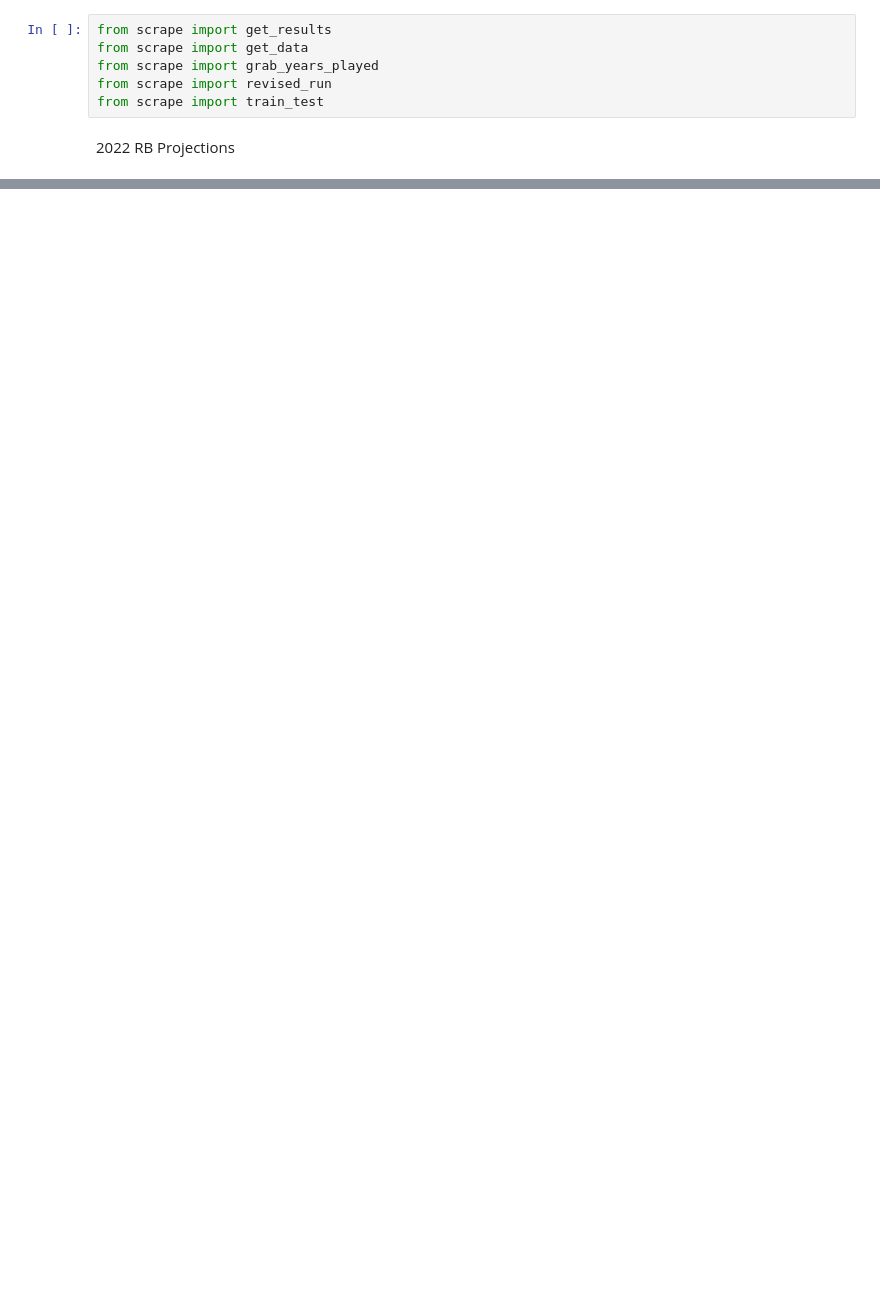
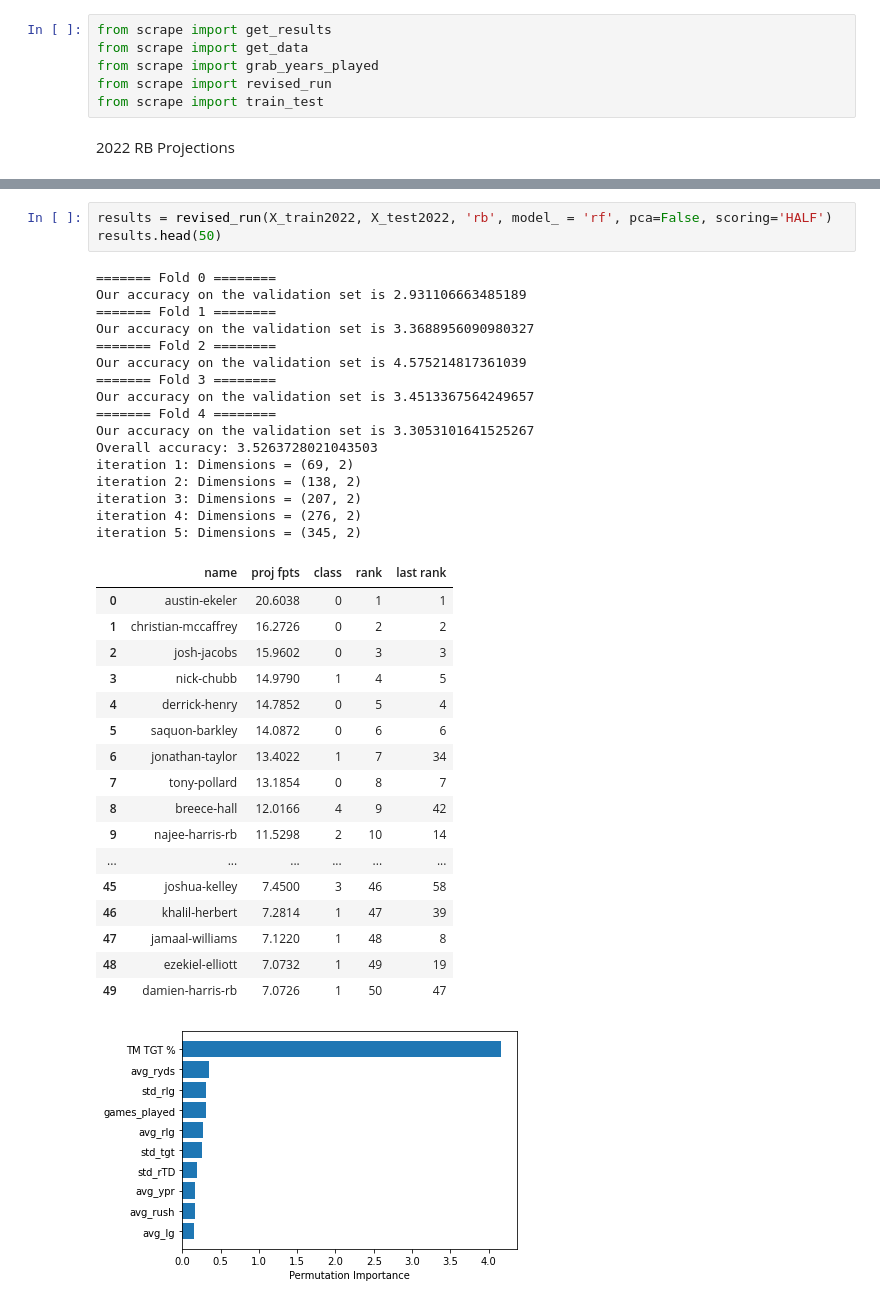
Before and after one commit to xander-abbott/fantasy_scrape, a Jupyter notebook: main_rb.ipynb, the cells around one changed output, grey strips where cells are left out. Cells and saved outputs as stored; diff of their text form; blank space fills up the shorter version.

```diff
--- a/main_rb.ipynb
+++ b/main_rb.ipynb
@@ -142,3 +160,41 @@ iteration 5: Dimensions = (345, 2)
+# %%
+results = revised_run(X_train2022, X_test2022, 'rb', model_ = 'rf', pca=False, scoring='HALF')
+results.head(50)
+# %% [output]
+======= Fold 0 ========
+Our accuracy on the validation set is 2.931106663485189
+======= Fold 1 ========
+Our accuracy on the validation set is 3.3688956090980327
+======= Fold 2 ========
+Our accuracy on the validation set is 4.575214817361039
+======= Fold 3 ========
+Our accuracy on the validation set is 3.4513367564249657
+======= Fold 4 ========
+Our accuracy on the validation set is 3.3053101641525267
+Overall accuracy: 3.5263728021043503
+iteration 1: Dimensions = (69, 2)
+iteration 2: Dimensions = (138, 2)
+iteration 3: Dimensions = (207, 2)
+iteration 4: Dimensions = (276, 2)
+iteration 5: Dimensions = (345, 2)
+|  | name | proj fpts | class | rank | last rank |
+| 0 | austin-ekeler | 20.6038 | 0 | 1 | 1 |
+| 1 | christian-mccaffrey | 16.2726 | 0 | 2 | 2 |
+| 2 | josh-jacobs | 15.9602 | 0 | 3 | 3 |
+| 3 | nick-chubb | 14.9790 | 1 | 4 | 5 |
+| 4 | derrick-henry | 14.7852 | 0 | 5 | 4 |
+| 5 | saquon-barkley | 14.0872 | 0 | 6 | 6 |
+| 6 | jonathan-taylor | 13.4022 | 1 | 7 | 34 |
+| 7 | tony-pollard | 13.1854 | 0 | 8 | 7 |
+| 8 | breece-hall | 12.0166 | 4 | 9 | 42 |
+| 9 | najee-harris-rb | 11.5298 | 2 | 10 | 14 |
+| ... | ... | ... | ... | ... | ... |
+| 45 | joshua-kelley | 7.4500 | 3 | 46 | 58 |
+| 46 | khalil-herbert | 7.2814 | 1 | 47 | 39 |
+| 47 | jamaal-williams | 7.1220 | 1 | 48 | 8 |
+| 48 | ezekiel-elliott | 7.0732 | 1 | 49 | 19 |
+| 49 | damien-harris-rb | 7.0726 | 1 | 50 | 47 |
+[figure, added]
 # %%
 results = revised_run(X_train2022, X_test2022, 'rb', year_for='2022', model_='svr', scoring='HALF')
 results.head(50)
```
Also changed, not shown: parts of 6 cells of this notebook, 25 other files.
